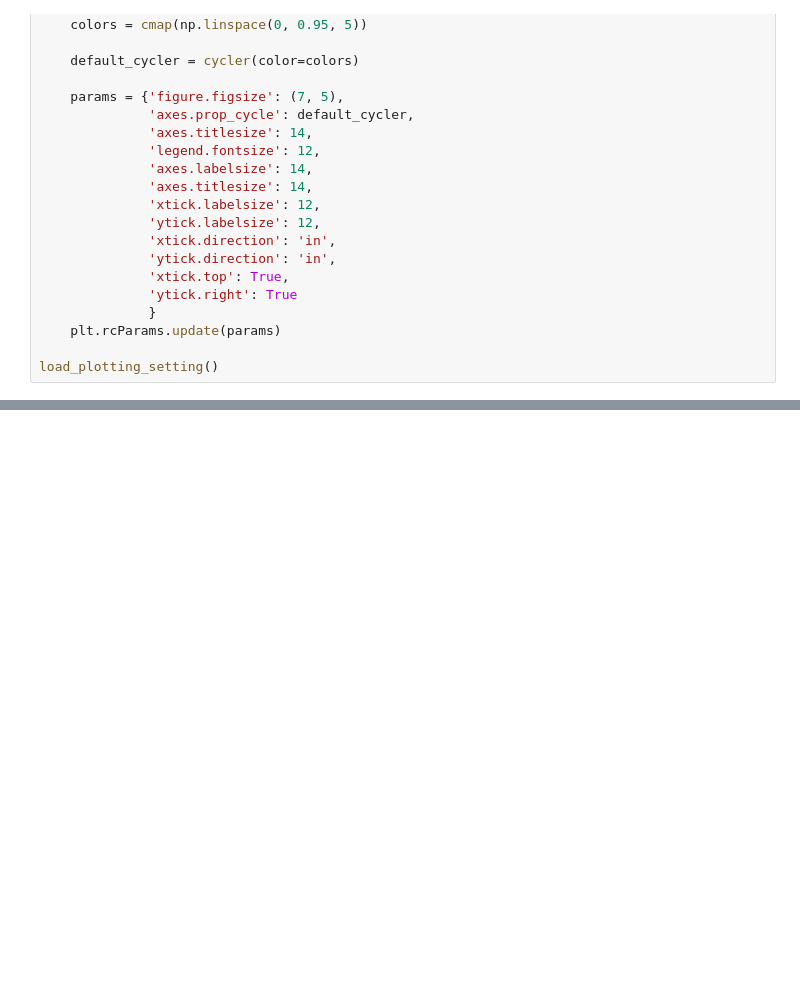
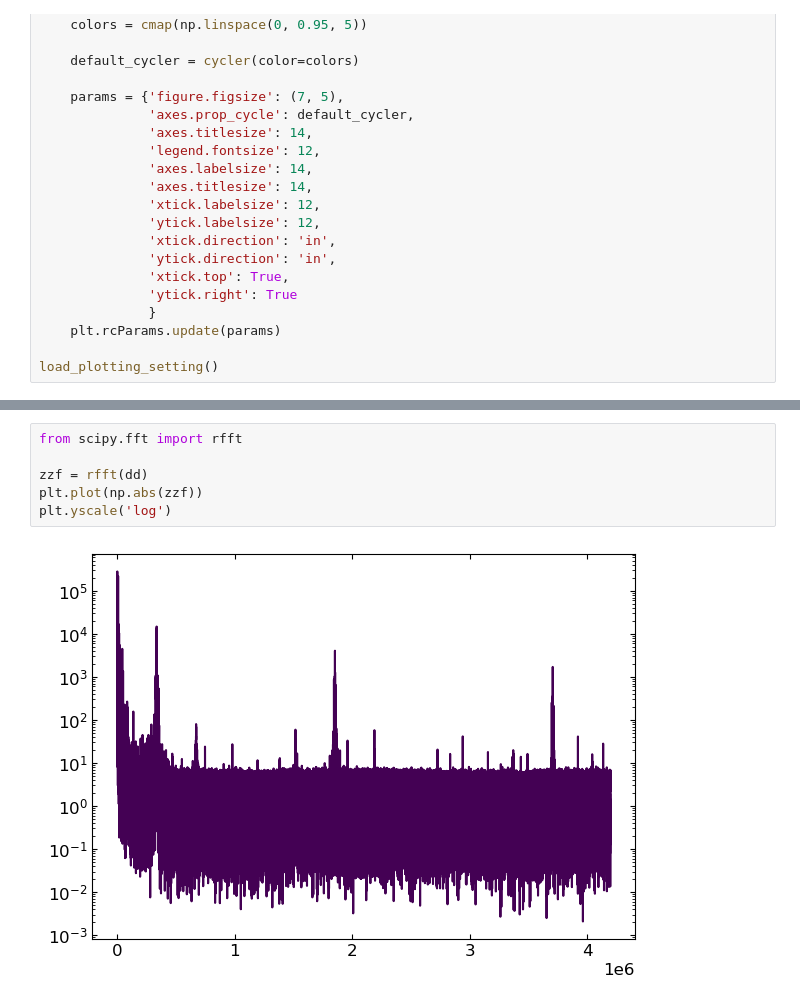
Before and after one commit to yuhants/nanospheres, a Jupyter notebook: analysis_notebooks/20250804_lorentz_data_flipping_check.ipynb, the cells around one changed output, grey strips where cells are left out. Saved outputs shown, nothing was run; the diff lists cells and outputs as text; blank space fills up the shorter version.

```diff
--- a/analysis_notebooks/20250804_lorentz_data_flipping_check.ipynb
+++ b/analysis_notebooks/20250804_lorentz_data_flipping_check.ipynb
@@ -83,0 +97,8 @@ plt.plot(dd)
+# %%
+from scipy.fft import rfft
+
+zzf = rfft(dd)
+plt.plot(np.abs(zzf))
+plt.yscale('log')
+# %% [output]
+[figure, added]
```
Also changed, not shown: parts of 4 cells of this notebook, 32 other files.
